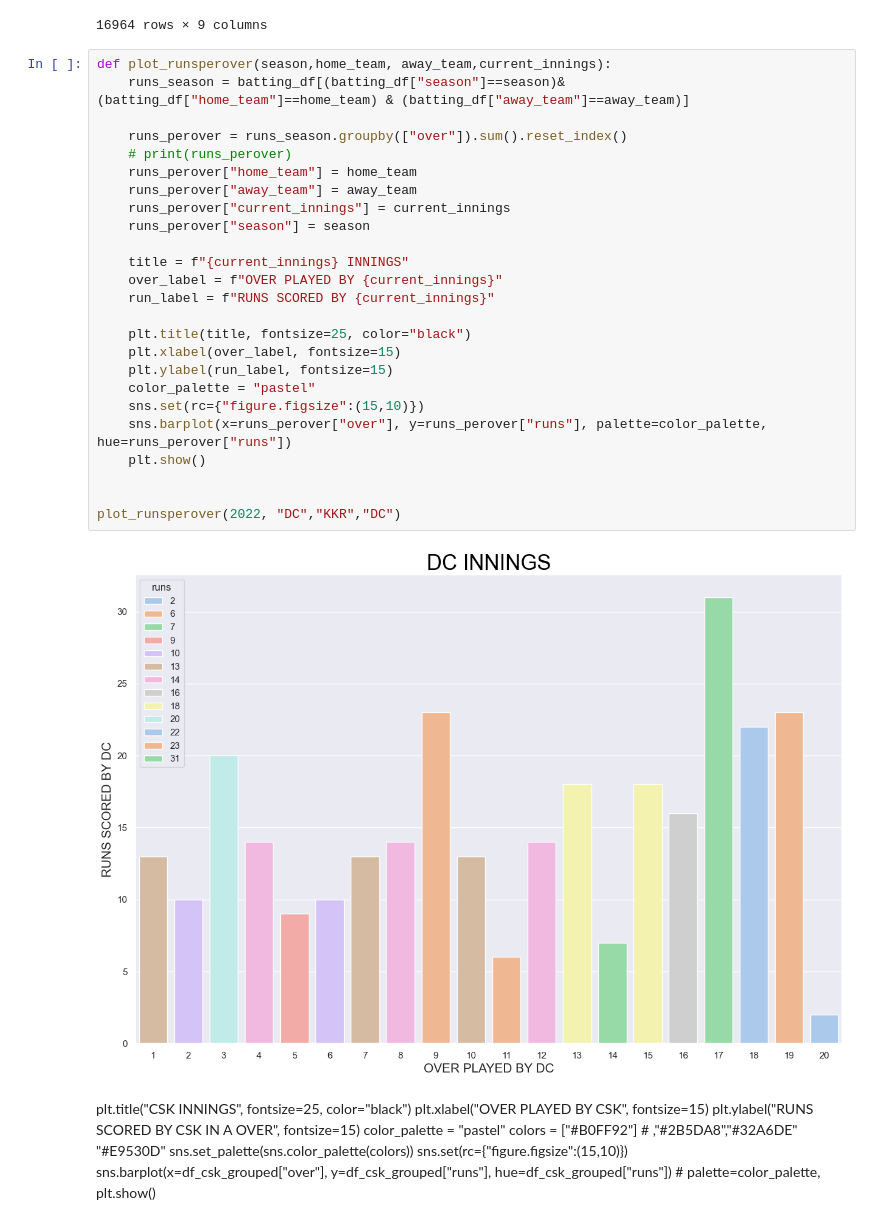
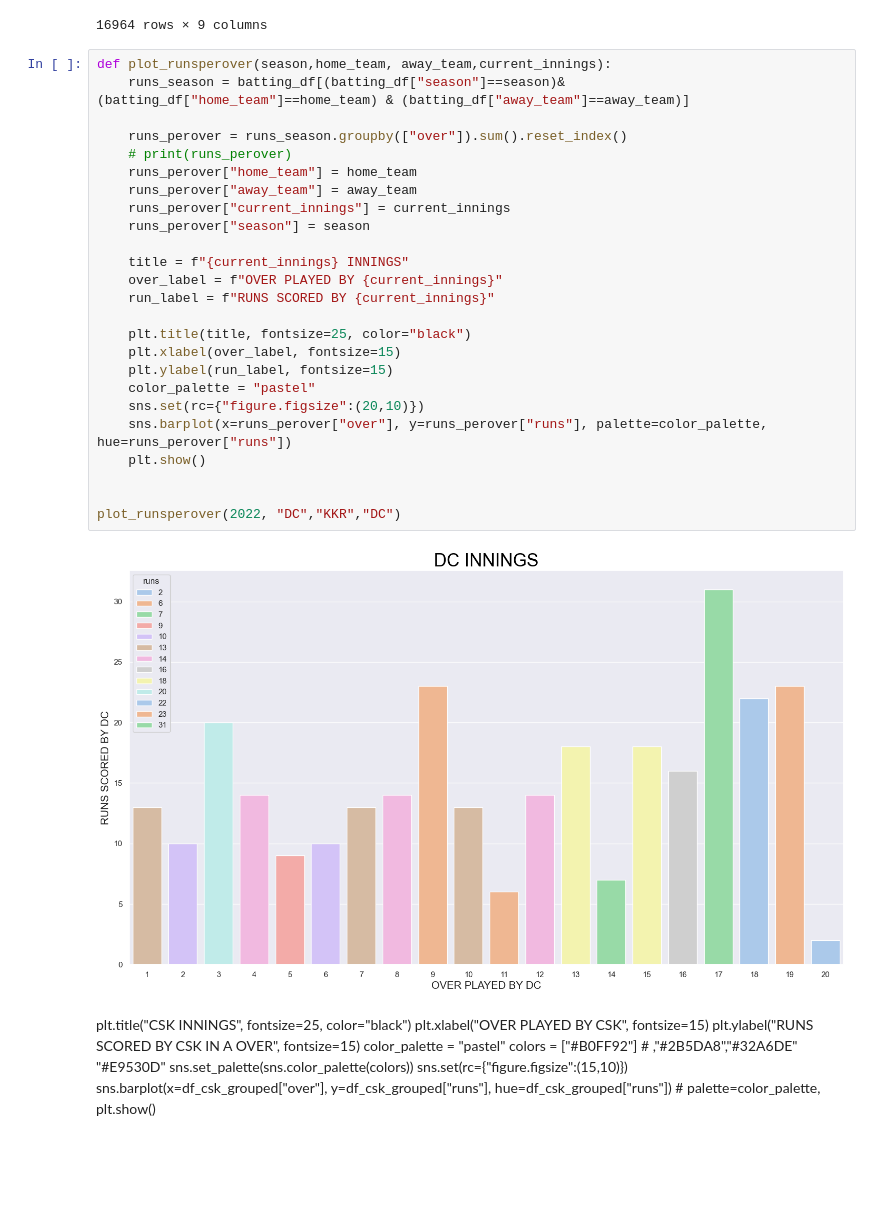
Before and after one commit to kirankthota79/IPL-All-Seasons, a Jupyter notebook: IPL-All-Seasons.ipynb, the cells around one changed output. Cells and saved outputs as stored; diff of their text form; blank space fills up the shorter version.

```diff
--- a/IPL-All-Seasons.ipynb
+++ b/IPL-All-Seasons.ipynb
@@ -180,30 +180,30 @@ batting_df[(batting_df["season"]==2011)]#.head(2)
 # %%
 def plot_runsperover(season,home_team, away_team,current_innings):
     runs_season = batting_df[(batting_df["season"]==season)& (batting_df["home_team"]==home_team) & (batting_df["away_team"]==away_team)]
 
     runs_perover = runs_season.groupby(["over"]).sum().reset_index()
     # print(runs_perover)
     runs_perover["home_team"] = home_team
     runs_perover["away_team"] = away_team
     runs_perover["current_innings"] = current_innings
     runs_perover["season"] = season
 
     title = f"{current_innings} INNINGS"
     over_label = f"OVER PLAYED BY {current_innings}"
     run_label = f"RUNS SCORED BY {current_innings}"
 
     plt.title(title, fontsize=25, color="black")
     plt.xlabel(over_label, fontsize=15)
     plt.ylabel(run_label, fontsize=15)
     color_palette = "pastel"
-    sns.set(rc={"figure.figsize":(15,10)})
+    sns.set(rc={"figure.figsize":(20,10)})
     sns.barplot(x=runs_perover["over"], y=runs_perover["runs"], palette=color_palette, hue=runs_perover["runs"])
     plt.show()
 
 
 plot_runsperover(2022, "DC","KKR","DC")
 # %% [output]
-[figure, old version]
+[figure, new version]
 # %% [markdown]
 plt.title("CSK INNINGS", fontsize=25, color="black")
 plt.xlabel("OVER PLAYED BY CSK", fontsize=15)
```
Also changed, not shown: parts of 1 cell of this notebook.
